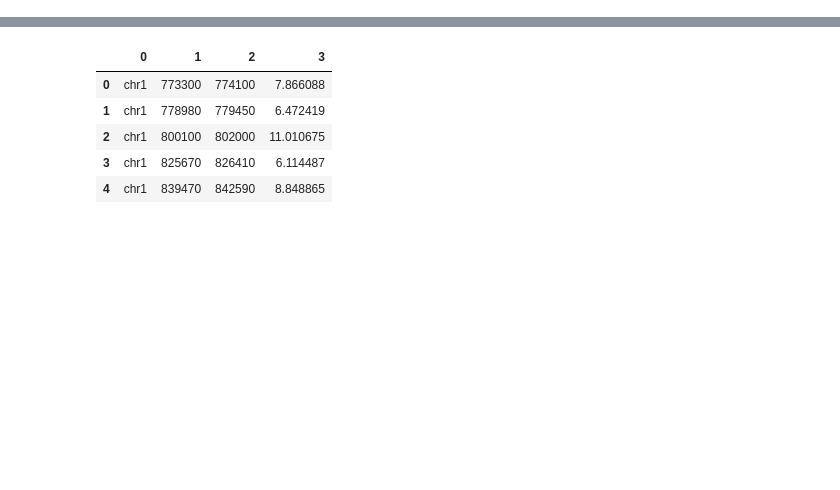
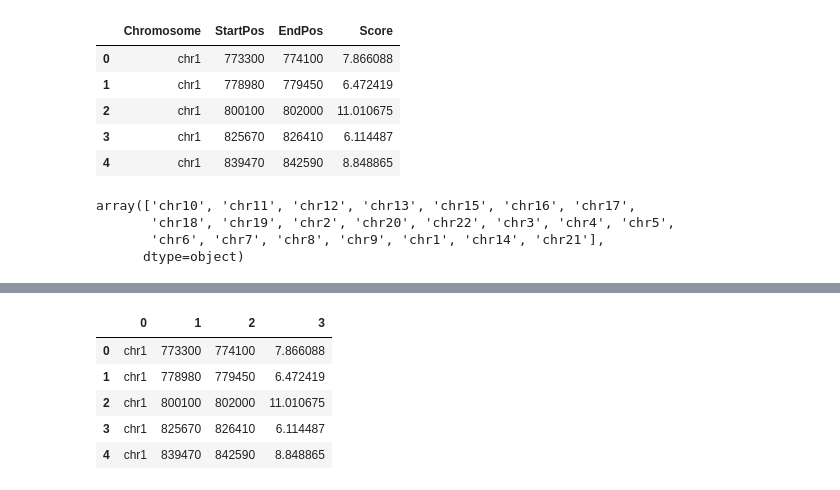
Before and after one commit to glinkaz/Enhancers, a Jupyter notebook: enhancers1.ipynb, the cells around one changed output, grey strips where cells are left out. Drawn from its saved outputs; the diff is of its cells as text; code cells hidden in the pictures; blank space fills up the shorter version.

```diff
--- a/enhancers1.ipynb
+++ b/enhancers1.ipynb
@@ -14,3 +18,12 @@ negative_set.head()
 | 2 | chr10 | 72312 | 74222 |
 | 3 | chr10 | 84717 | 85177 |
 | 4 | chr10 | 90499 | 91949 |
+# %%
+positive_set.head(5)
+# %% [output]
+|  | Chromosome | StartPos | EndPos | Score |
+| 0 | chr1 | 773300 | 774100 | 7.866088 |
+| 1 | chr1 | 778980 | 779450 | 6.472419 |
+| 2 | chr1 | 800100 | 802000 | 11.010675 |
+| 3 | chr1 | 825670 | 826410 | 6.114487 |
+| 4 | chr1 | 839470 | 842590 | 8.848865 |
@@ -16,0 +44,7 @@ negative_set.head()
+# %%
+total_set["Chromosome"].unique()
+# %% [output]
+array(['chr10', 'chr11', 'chr12', 'chr13', 'chr15', 'chr16', 'chr17',
+       'chr18', 'chr19', 'chr2', 'chr20', 'chr22', 'chr3', 'chr4', 'chr5',
+       'chr6', 'chr7', 'chr8', 'chr9', 'chr1', 'chr14', 'chr21'],
+      dtype=object)
```
Also changed, not shown: parts of 17 cells of this notebook, 1 other file.
